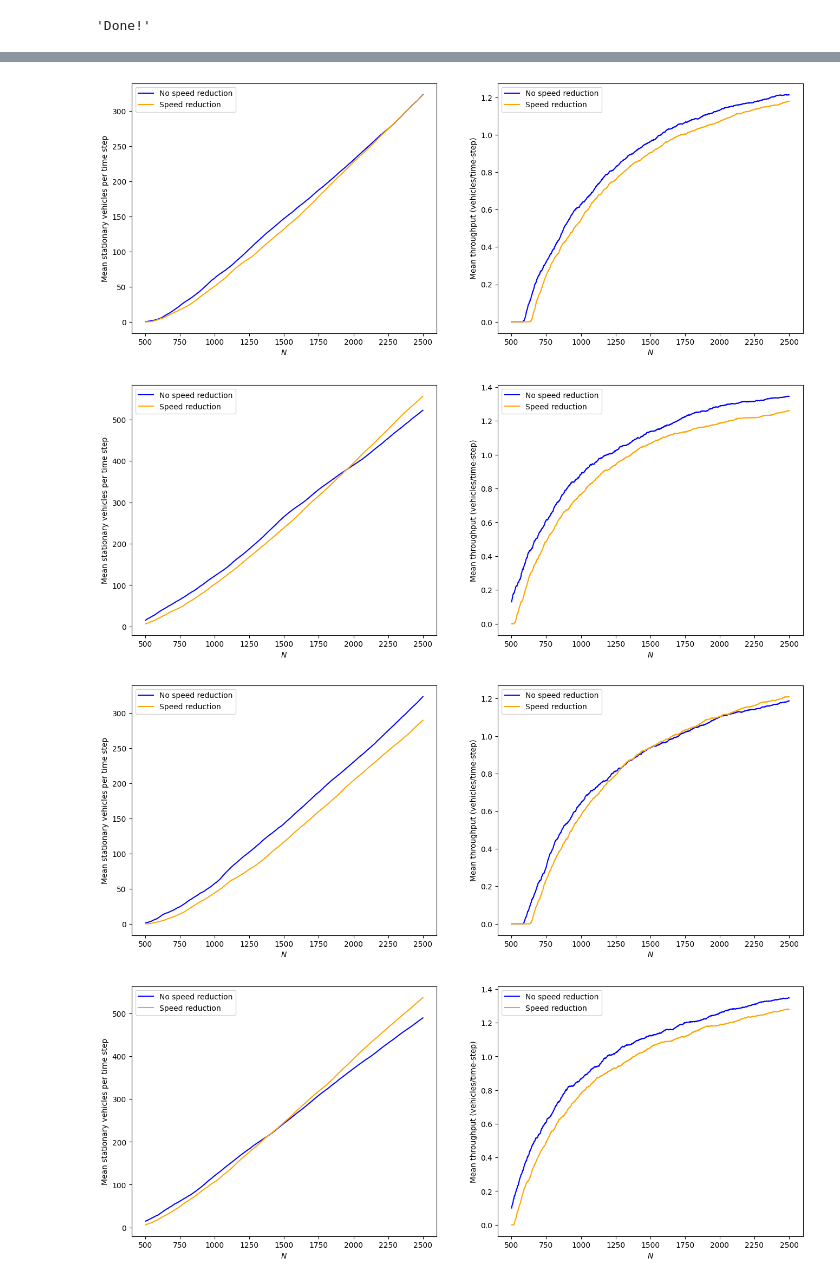
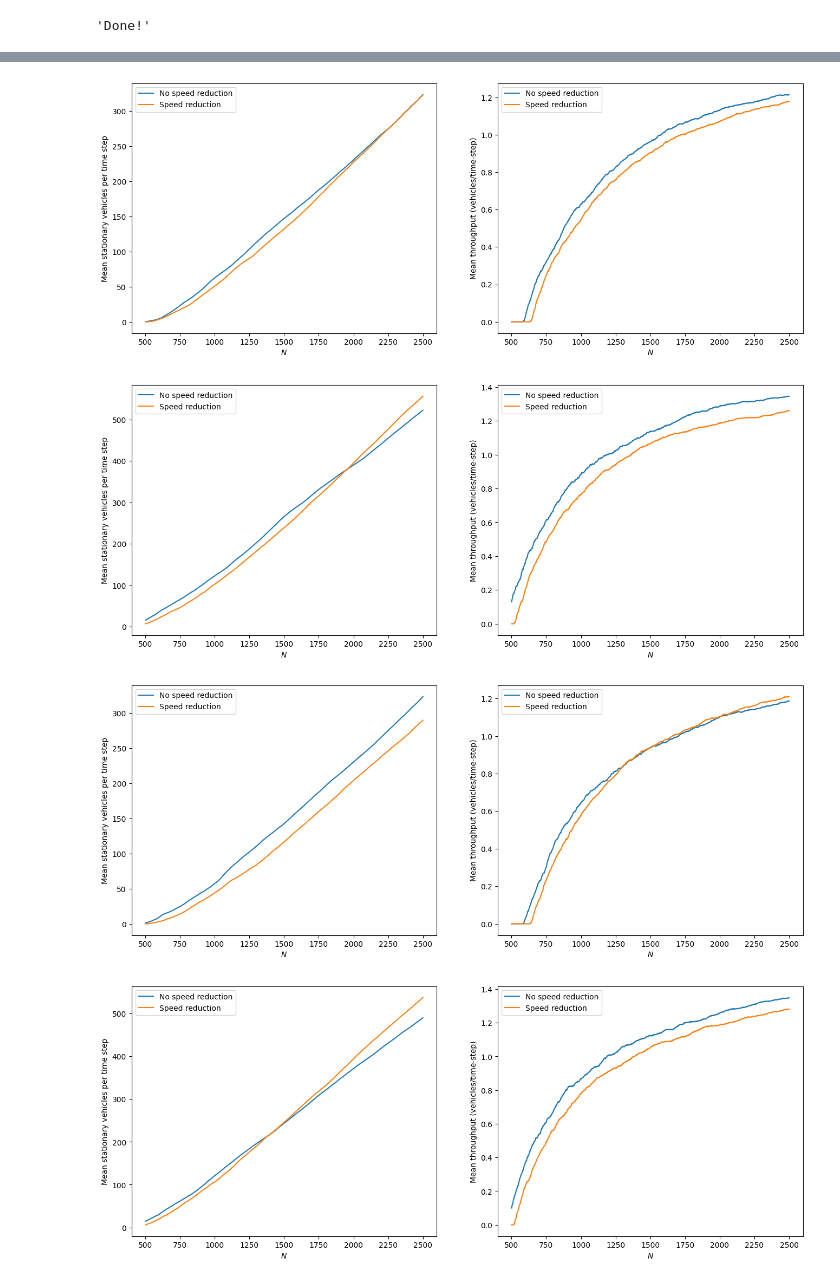
Before and after one commit to AJWestley/Nagel-Schreckenberg, a Jupyter notebook: Code/NaSch.ipynb, the cells around one changed output, grey strips where cells are left out. Drawn from its saved outputs; the diff is of its cells as text; code cells hidden in the pictures.

```diff
--- a/Code/NaSch.ipynb
+++ b/Code/NaSch.ipynb
@@ -357,8 +357,8 @@ for run in range(1, 6):
         running_ave_stationary = [x / (i+1) for i, x in enumerate(np.cumsum(data['stationary'][500:]))]
         running_ave_throughput = [x / (i+1) for i, x in enumerate(np.cumsum(data['throughput'][500:]))]
 
-        ax1.plot(N_vals, running_ave_stationary, color='blue')
-        ax2.plot(N_vals, running_ave_throughput, color='blue')
+        ax1.plot(N_vals, running_ave_stationary)
+        ax2.plot(N_vals, running_ave_throughput)
 
         csv_name = f"../Data/Speedlimit_bottleneck_vmax{v_max}_run{run}.csv"
         data = pd.read_csv(csv_name)
@@ -367,8 +367,8 @@ for run in range(1, 6):
         running_ave_stationary = [x / (i+1) for i, x in enumerate(np.cumsum(data['stationary'][500:]))]
         running_ave_throughput = [x / (i+1) for i, x in enumerate(np.cumsum(data['throughput'][500:]))]
 
-        ax1.plot(N_vals, running_ave_stationary, color='orange')
-        ax2.plot(N_vals, running_ave_throughput, color='orange')
+        ax1.plot(N_vals, running_ave_stationary)
+        ax2.plot(N_vals, running_ave_throughput)
 
         ax1.set(xlabel=r'$N$', ylabel=r'Mean stationary vehicles per time step')
         ax1.legend(['No speed reduction', 'Speed reduction'])
@@ -391,38 +391,38 @@ for run in range(1, 6):
 # %%
 for run in range(1, 6):
     for v_max in bottleneck_velocities[3:]:
 
         f, (ax1, ax2) = plt.subplots(1, 2, figsize=(16, 6))
 
         csv_name = f"../Data/Plain_bottleneck_vmax{v_max}_run{run}.csv"
         data = pd.read_csv(csv_name)
 
         N_vals = data['N_vals'][500:2500]
         running_ave_stationary = [x / (i+1) for i, x in enumerate(np.cumsum(data['stationary']))][500:2500]
         running_ave_throughput = [x / (i+1) for i, x in enumerate(np.cumsum(data['throughput']))][500:2500]
 
-        ax1.plot(N_vals, running_ave_stationary, color='blue')
-        ax2.plot(N_vals, running_ave_throughput, color='blue')
+        ax1.plot(N_vals, running_ave_stationary)
+        ax2.plot(N_vals, running_ave_throughput)
 
         csv_name = f"../Data/Speedlimit_bottleneck_vmax{v_max}_run{run}.csv"
         data = pd.read_csv(csv_name)
 
         N_vals = data['N_vals'][500:2500]
         running_ave_stationary = [x / (i+1) for i, x in enumerate(np.cumsum(data['stationary']))][500:2500]
         running_ave_throughput = [x / (i+1) for i, x in enumerate(np.cumsum(data['throughput']))][500:2500]
 
-        ax1.plot(N_vals, running_ave_stationary, color='orange')
-        ax2.plot(N_vals, running_ave_throughput, color='orange')
+        ax1.plot(N_vals, running_ave_stationary)
+        ax2.plot(N_vals, running_ave_throughput)
 
         ax1.set(xlabel=r'$N$', ylabel=r'Mean stationary vehicles per time step')
         ax1.legend(['No speed reduction', 'Speed reduction'])
         ax2.set(xlabel=r'$N$', ylabel=r'Mean throughput (vehicles/time-step)')
         ax2.legend(['No speed reduction', 'Speed reduction'])
         plot_name = f"../Report/Figures/Speedlimit_bottleneck_vmax{v_max}_run{run}_zoomed.png"
         f.savefig(plot_name, dpi=1000, transparent=False, bbox_inches='tight')
         Image(plot_name, width=800)
 # %% [output]
-[figure, old version]
+[figure, new version]
-[figure, old version]
+[figure, new version]
-[figure, old version]
+[figure, new version]
-[figure, old version]
+[figure, new version]
```
Also changed, not shown: parts of 2 cells of this notebook.
